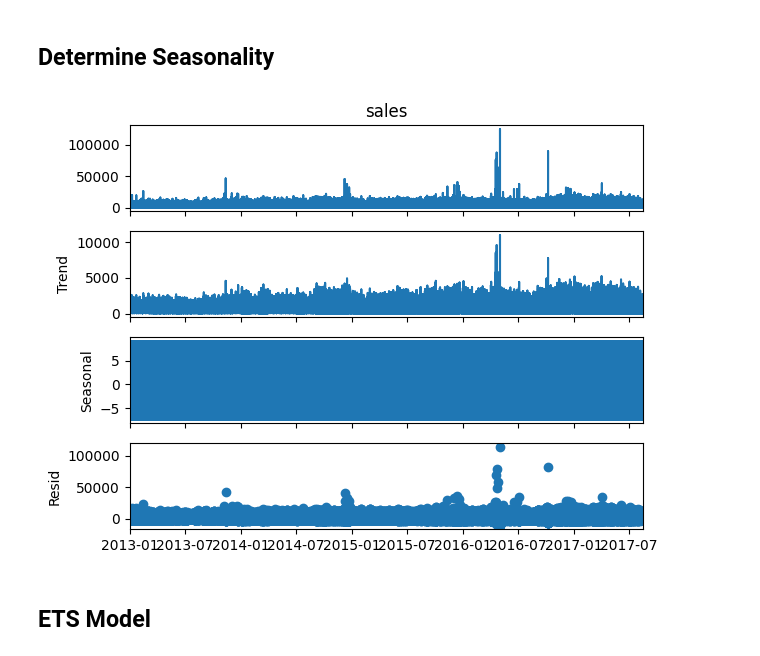
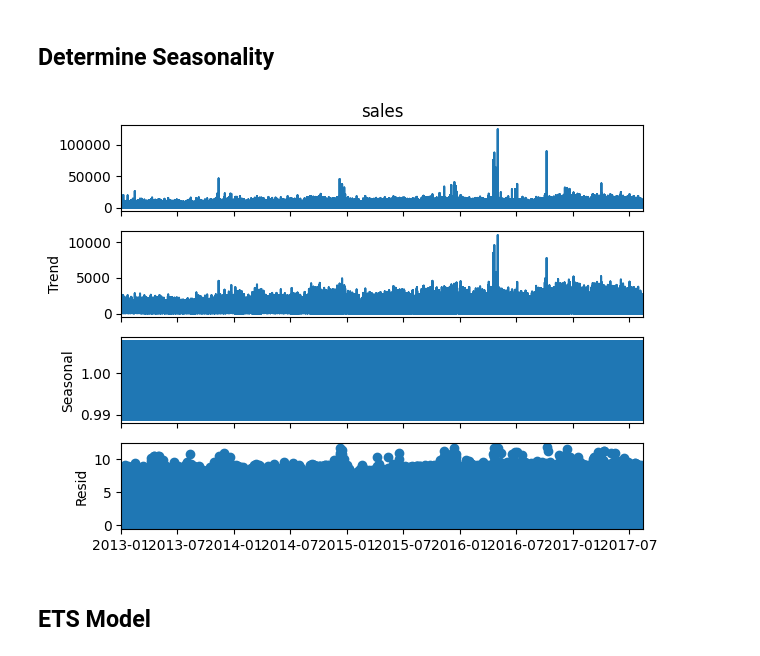
Before and after one commit to llinzy/Projects, a Jupyter notebook: LinzyLDDS8555-8 Sales.ipynb, the cells around one changed output. Saved outputs shown, nothing was run; the diff lists cells and outputs as text; code cells hidden in the pictures.

```diff
--- a/LinzyLDDS8555-8 Sales.ipynb
+++ b/LinzyLDDS8555-8 Sales.ipynb
@@ -85,14 +65,12 @@ Text(0.5, 1.0, 'Trend Detection with Smoothing')
 # %% [markdown]
 ## Determine Seasonality
 # %%
-result = seasonal_decompose(df['sales'], model='add', period=12)
-
-# Plot the components
+result = seasonal_decompose(df['sales'], model='multiplicative', period=12)
 result.plot()
 plt.tight_layout()
 plt.show()
 # %% [output]
-[figure, old version]
+[figure, new version]
 # %% [markdown]
 ## ETS Model
 # %%
```
Also changed, not shown: parts of 19 cells of this notebook.
